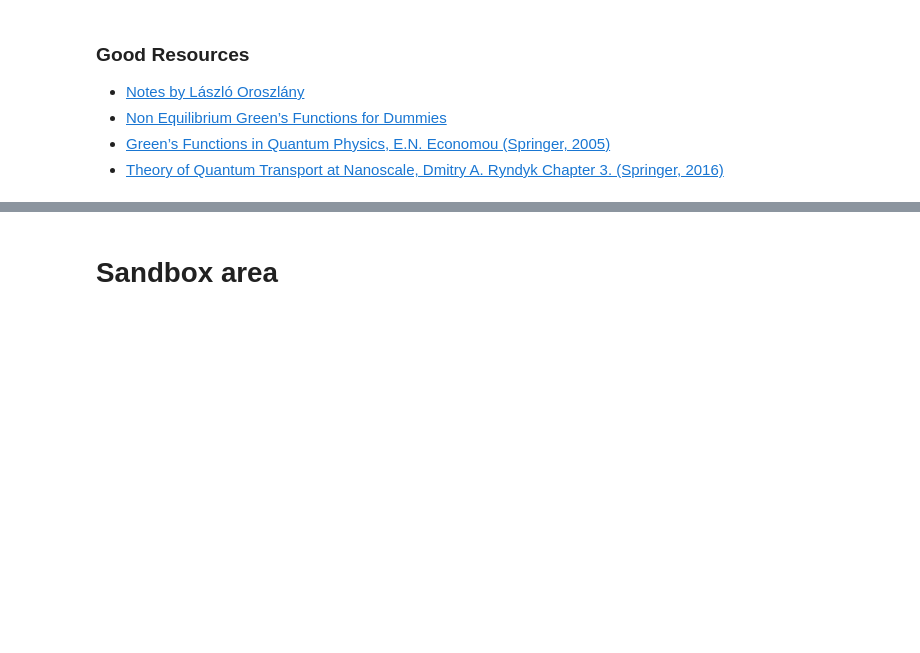
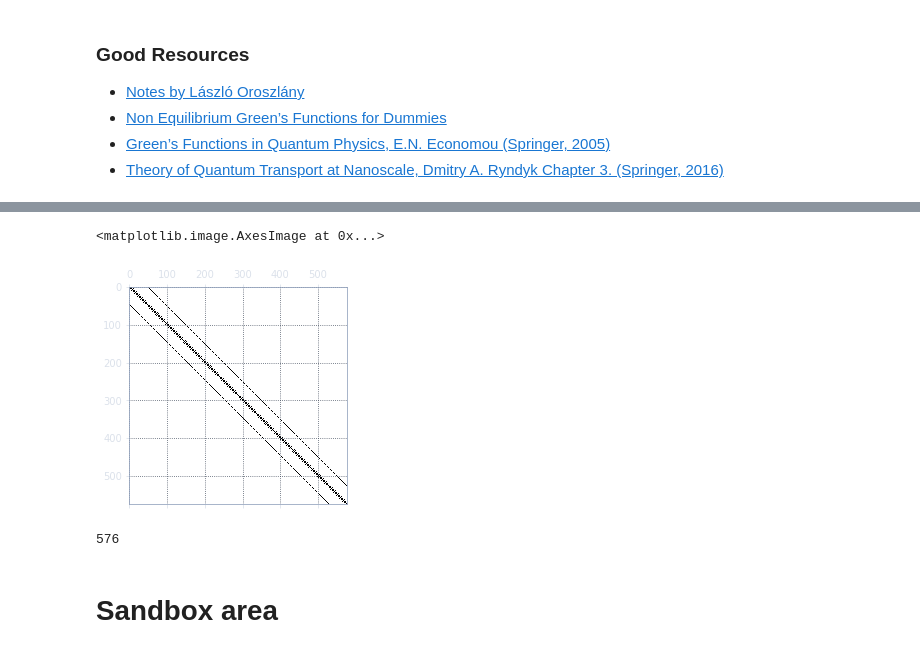
Before and after one commit to dnnagy/mezo2019, a Jupyter notebook: BHZ.ipynb, the cells around one changed output, grey strips where cells are left out. Cells and saved outputs as stored; diff of their text form; code cells hidden in the pictures; blank space fills up the shorter version.

```diff
--- a/BHZ.ipynb
+++ b/BHZ.ipynb
@@ -145,0 +243,6 @@ def get_gf():
+# %%
+HS = get_HS(12, 12, Delta=2)
+plt.spy( HS.toarray() )
+# %% [output]
+<matplotlib.image.AxesImage at 0x...>
+[figure, added]
@@ -145,0 +253,8 @@ def get_gf():
+# %%
+# Extract the system from G
+dof = 4 # we have 4 degrees of freedom on each site
+nrows = 12
+ncols = 12
+len( np.diag(np.imag(GS.toarray())) )
+# %% [output]
+576
```
Also changed, not shown: parts of 45 cells of this notebook.
